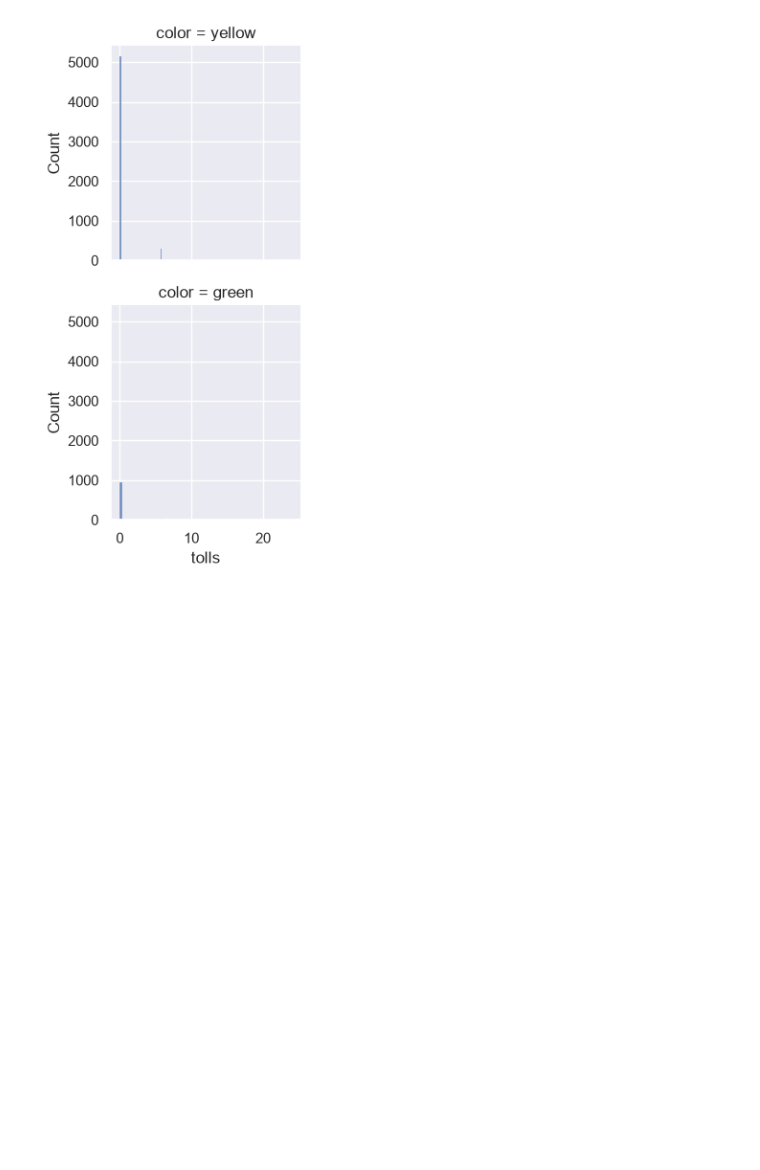
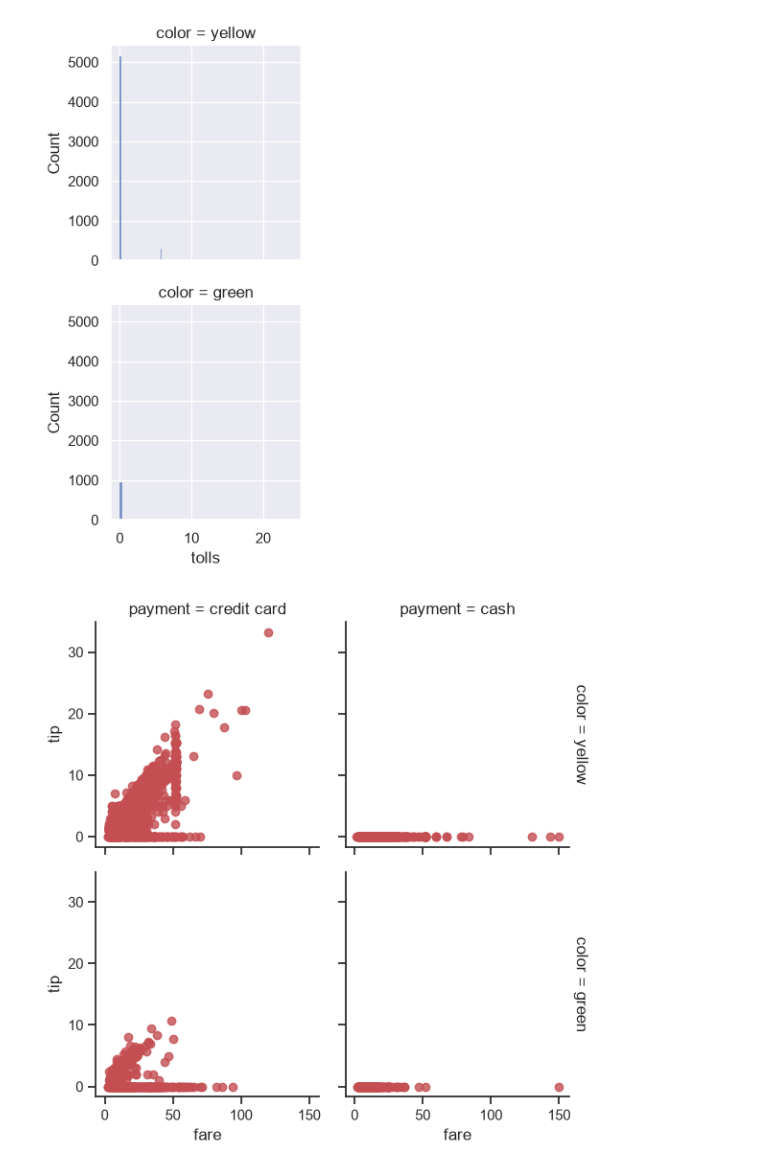
Before and after one commit to shivpal18/Data-Science, a Jupyter notebook: 04_ Data_Visualization/multiplotGrid.ipynb, the cells around one changed output. Cells and saved outputs as stored; diff of their text form; code cells hidden in the pictures; blank space fills up the shorter version.

```diff
--- a/04_ Data_Visualization/multiplotGrid.ipynb
+++ b/04_ Data_Visualization/multiplotGrid.ipynb
@@ -34,3 +34,10 @@ pt_2.map(sns.histplot, "tolls")
 plt.show()
 # %% [output]
 [figure]
+# %%
+sns.set(style="ticks")
+pt_3 = sns.FacetGrid(data=data_set, row = "color", col="payment", margin_titles=True)
+pt_3.map(sns.regplot, "fare", "tip", color = "r", fit_reg = False, x_jitter = 0.2)
+plt.show()
+# %% [output]
+[figure, added]
```
Also changed, not shown: parts of 2 cells of this notebook.
